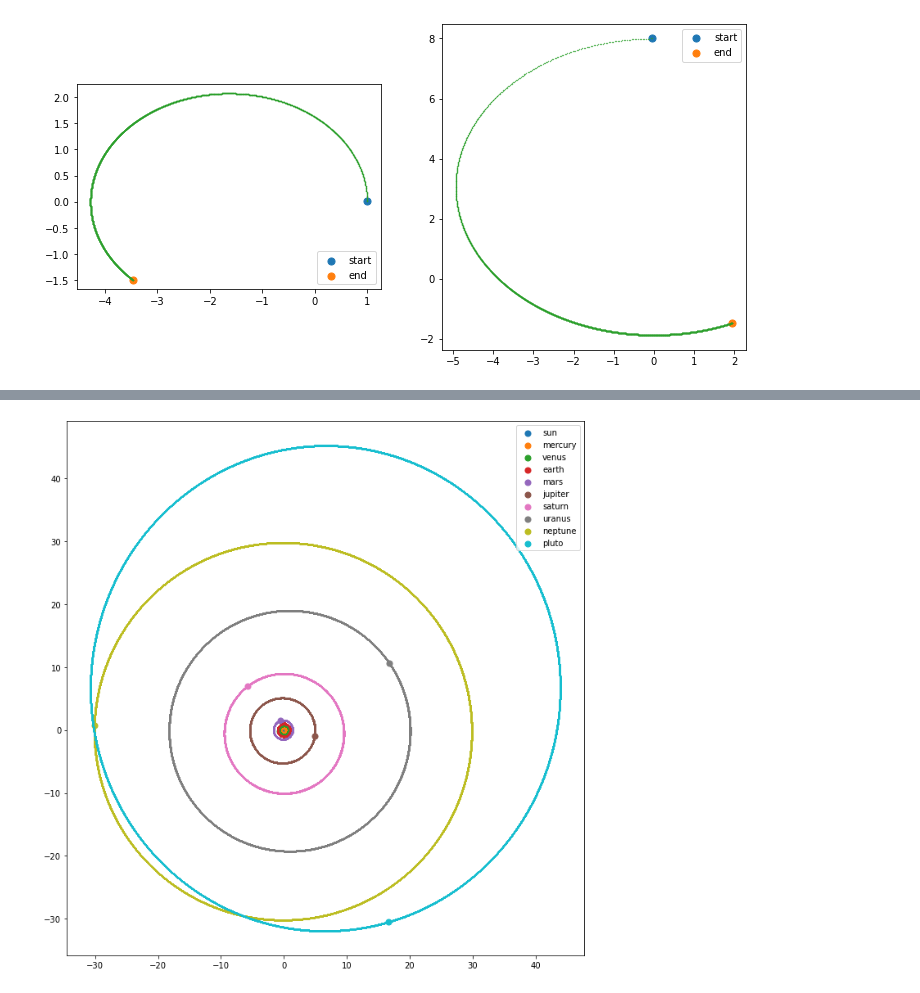
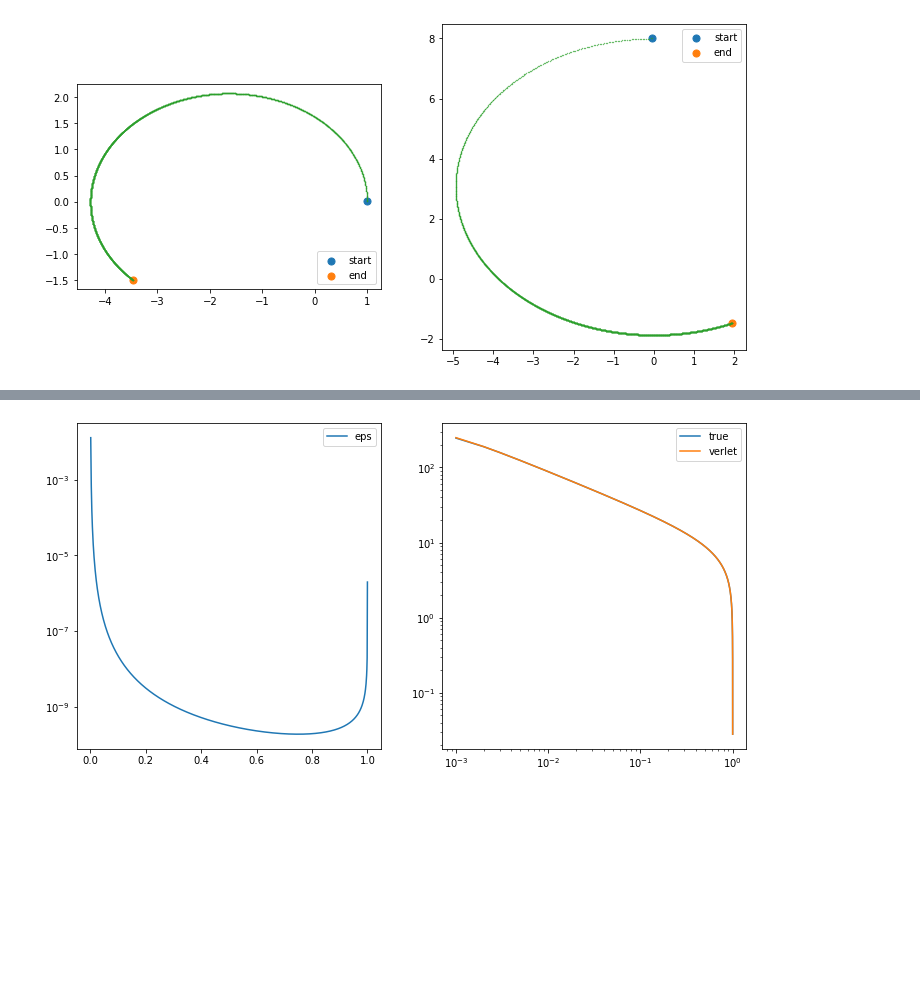
Before and after one commit to fonstelien/FYS4150, a Jupyter notebook: project3/results/project3.ipynb, the cells around one changed output, grey strips where cells are left out. Drawn from its saved outputs; the diff is of its cells as text; code cells hidden in the pictures; blank space fills up the shorter version.

```diff
--- a/project3/results/project3.ipynb
+++ b/project3/results/project3.ipynb
@@ -68 +103,18 @@ plt.show()
+# %%
+df = pd.read_csv('eps.csv')
+fix, axes = plt.subplots(nrows=1, ncols=2, figsize=(12,6))
+
+axes[0].plot(df['x'], df['eps'])
+axes[0].set_yscale('log')
+axes[0].legend(['eps'])
+
+axes[1].plot(df['x'], df['v_true'])
+#axes[1].plot(df['x'], df['v0'])
+axes[1].plot(df['x'], df['v_verlet'])
+axes[1].set_yscale('log')
+axes[1].set_xscale('log')
+axes[1].legend(['true', 'verlet'])
+plt.show()
+# %% [output]
+[figure, added]
 # %%
@@ -70,18 +121,0 @@ df = pd.read_csv('n1000y250system.csv')
-# %%
-fix, axes = plt.subplots(nrows=1, ncols=1, figsize=(12,12))
-
-for i in range(10):
-    axes.scatter(df[f'{i}x'].iloc[-1], df[f'{i}y'].iloc[-1], s=50)
-
-for i in range(10):
-    axes.scatter(df[f'{i}x'], df[f'{i}y'], s=.1)
-
-
-axes.set_aspect('equal', adjustable='box')
-axes.legend(planet_names, loc='upper right')
-
-
-
-plt.show()
-# %% [output]
-[figure, removed]
```
Also changed, not shown: parts of 13 cells of this notebook, 5 other files.
